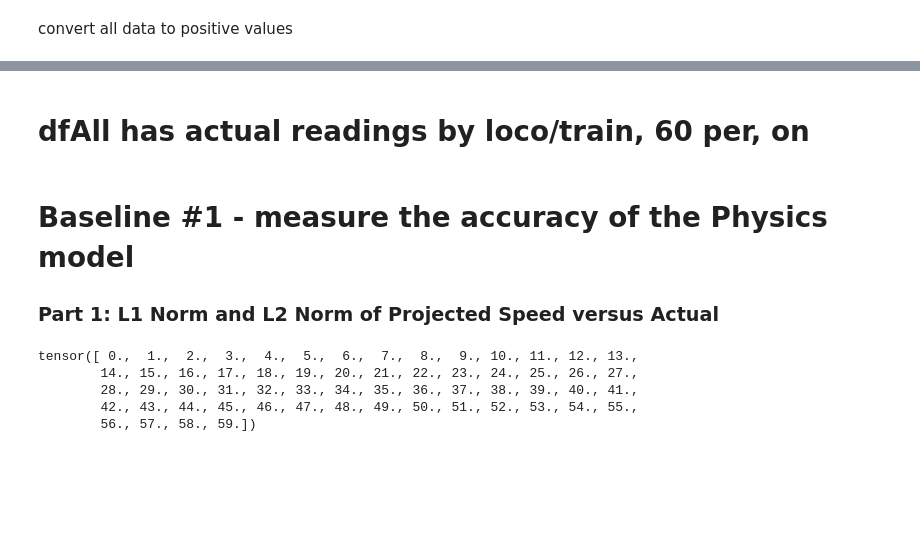
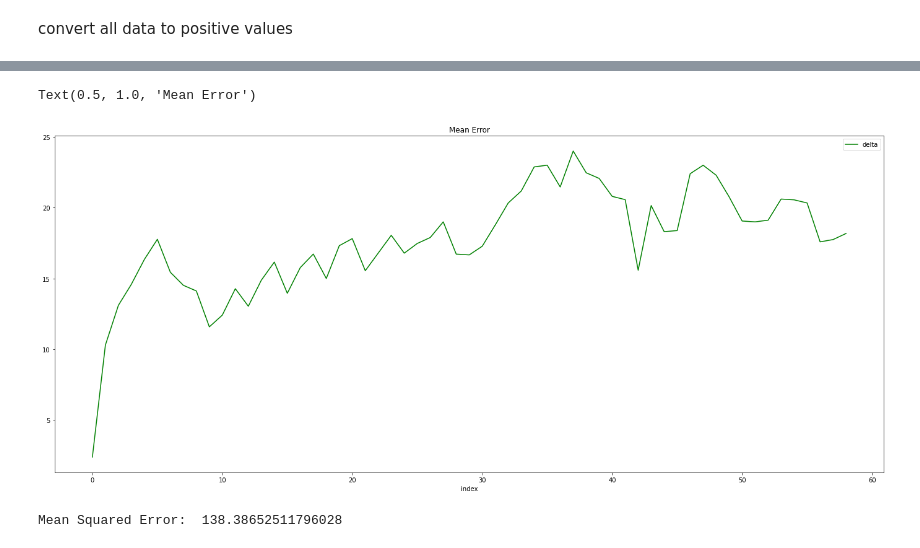
Before and after one commit to swicklund/hackathon, a Jupyter notebook: CurrentPhysicsModel.ipynb, the cells around one changed output, grey strips where cells are left out. Saved outputs shown, nothing was run; the diff lists cells and outputs as text; code cells hidden in the pictures; blank space fills up the shorter version.

```diff
--- a/CurrentPhysicsModel.ipynb
+++ b/CurrentPhysicsModel.ipynb
@@ -203,2 +185,0 @@ TypeError: ignored
-# %% [markdown]
-# dfAll has actual readings by loco/train, 60 per, on
@@ -242,12 +185,0 @@ def createTrainDetailFrame(trainDetail) -> dict:
-# %% [markdown]
-# Baseline #1 - measure the accuracy of the Physics model
-
-### Part 1: L1 Norm and L2 Norm of Projected Speed versus Actual
-# %%
-time = torch.arange(0,60).float(); time
-# %% [output]
-tensor([ 0.,  1.,  2.,  3.,  4.,  5.,  6.,  7.,  8.,  9., 10., 11., 12., 13.,
-        14., 15., 16., 17., 18., 19., 20., 21., 22., 23., 24., 25., 26., 27.,
-        28., 29., 30., 31., 32., 33., 34., 35., 36., 37., 38., 39., 40., 41.,
-        42., 43., 44., 45., 46., 47., 48., 49., 50., 51., 52., 53., 54., 55.,
-        56., 57., 58., 59.])
@@ -261,0 +186,12 @@ def show_preds(predictionsTensor, ax=None):
+# %%
+indexedMean = (trains[["index","delta"]]).groupby('index').mean()
+indexedMean.plot( y="delta", kind="line", color="green", figsize=[24,10])
+plt.title("Mean Error")
+# %% [output]
+Text(0.5, 1.0, 'Mean Error')
+[figure, added]
+# %%
+meanSquaredError = math.sqrt((indexedMean['delta']**2).sum())
+print("Mean Squared Error: ", meanSquaredError)
+# %% [output]
+Mean Squared Error:  138.38652511796028
```
Also changed, not shown: parts of 13 cells of this notebook.
